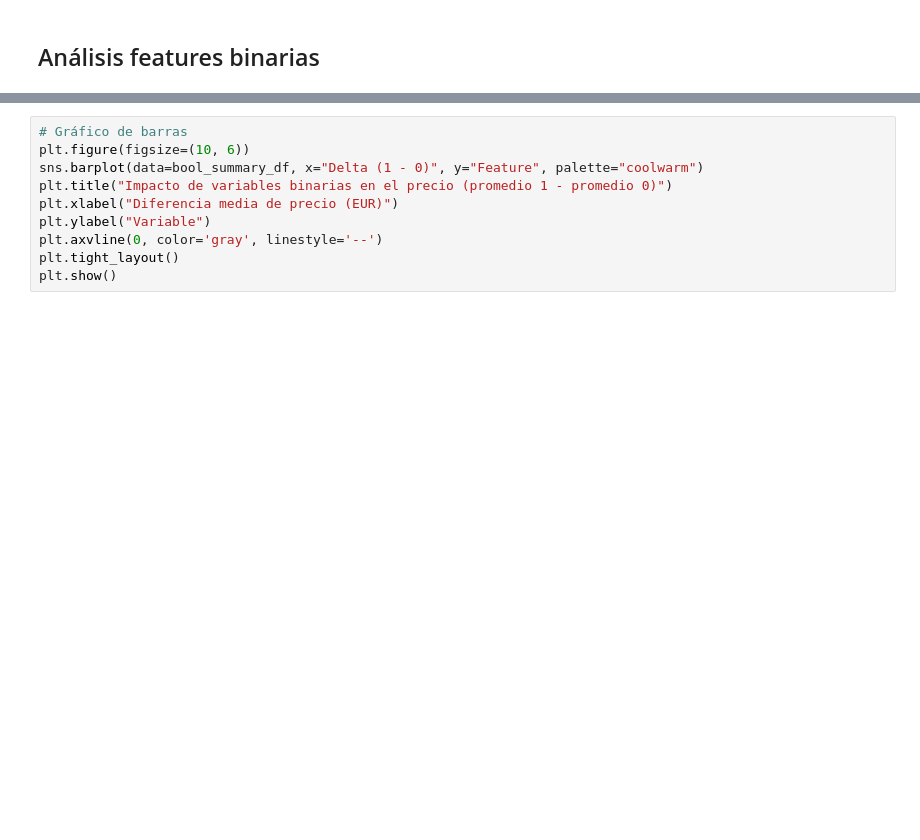
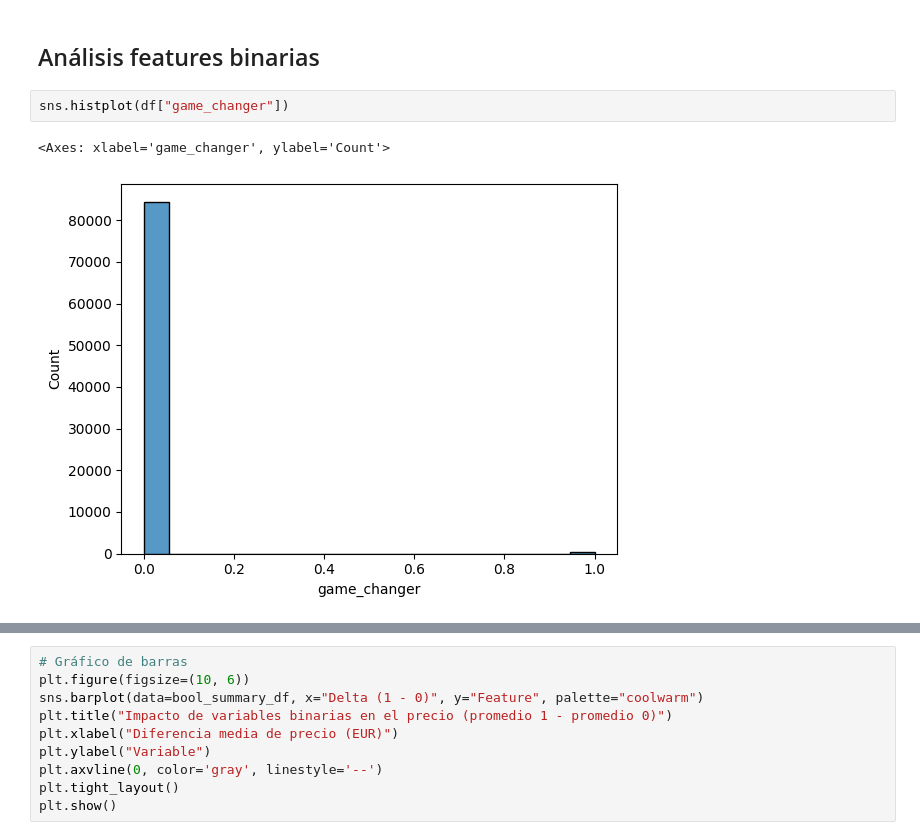
Before and after one commit to ItsazainBilbao/ML_Magic_The_Gathering, a Jupyter notebook: src/notebooks/EDA.ipynb, the cells around one changed output, grey strips where cells are left out. Drawn from its saved outputs; the diff is of its cells as text; blank space fills up the shorter version.

```diff
--- a/src/notebooks/EDA.ipynb
+++ b/src/notebooks/EDA.ipynb
@@ -369,6 +381,11 @@ plt.show()
 ## Voy a tener que escalar, igual un minmax o así
 # %% [markdown]
 ## Análisis features binarias
+# %%
+sns.histplot(df["game_changer"])
+# %% [output]
+<Axes: xlabel='game_changer', ylabel='Count'>
+[figure, added]
 # %%
 # Seleccionar columnas booleanas o binarias (0/1)
 bool_cols = [col for col in df.columns if df[col].nunique() == 2 and df[col].dtype in ['bool', 'int64', 'int32']]
```
Also changed, not shown: parts of 5 cells of this notebook, 35 other files.
